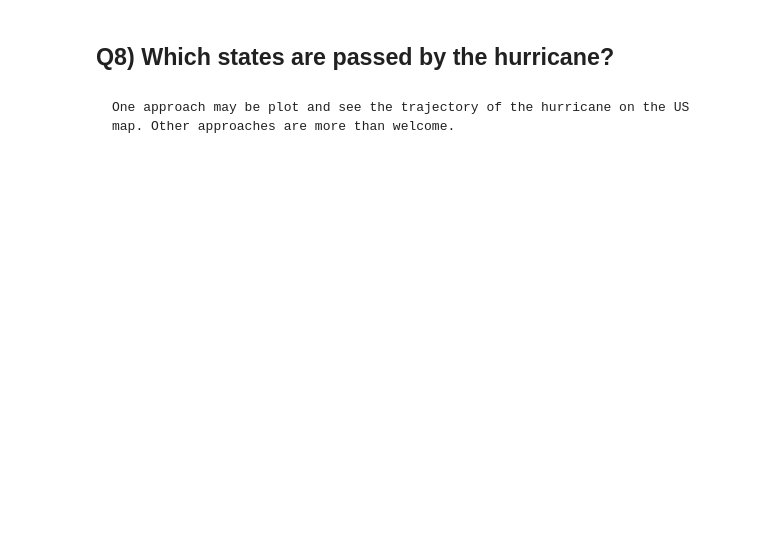
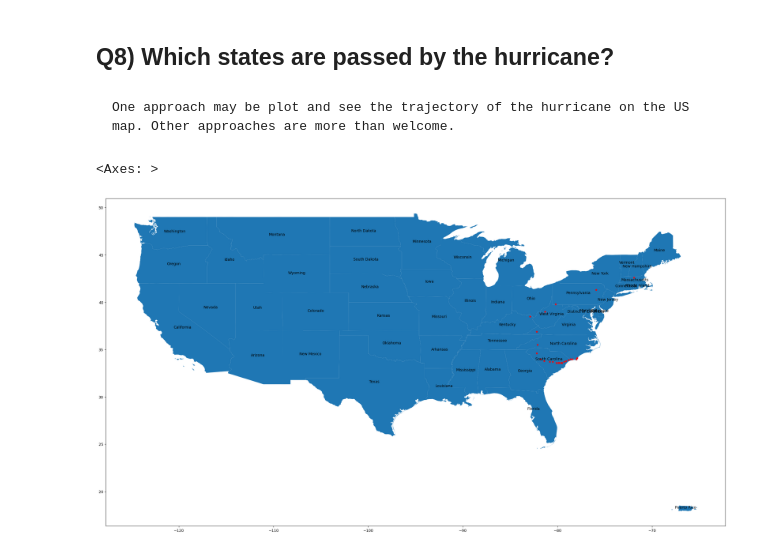
Before and after one commit to lynnbauerm/2025_Intro_Python, a Jupyter notebook: notebook/W3_S2.ipynb, the cells around one changed output. Drawn from its saved outputs; the diff is of its cells as text; code cells hidden in the pictures; blank space fills up the shorter version.

```diff
--- a/notebook/W3_S2.ipynb
+++ b/notebook/W3_S2.ipynb
@@ -152,7 +157,7 @@ KeyError: 'NAME'
 country[country[____].isin([____,____]) == False].____(figsize=(30,20))
 # %%
 # Read in the hurricane florence data, change the longitude, and have a look at the hurricane florence dataframe
-tc_path = data[1]
+tc_path = data[0] #changer de 1 à 0 pour que ça remache
 florence = pd.read_csv(tc_path)
 florence = florence.drop(['AdvisoryNumber', 'Forecaster', 'Received'], axis=1)
 florence['Long'] = 0 - florence['Long']
@@ -212,16 +237,22 @@ One approach may be plot and see the trajectory of the hurricane on the US map.
 # %%
 # Plot the US states without Alaska and Hawaii, then
 # Annotate the US states with their names, then
 # Select the hurricane trajectory points inside the US boundary with the overlay operation, then
 # Plot the hurricane trajectory inside US boundary
 df = country[country['NAME'].isin(['Alaska','Hawaii']) == False]
 
 ax = df.plot(figsize=(30,20))
 #  Annotate the US states with their names
-df.apply(lambda x: ax.annotate(s=x['NAME'], xy=x.geometry.centroid.coords[0], ha='center'), axis=1)
+df.apply(lambda x: ax.annotate(x['NAME'], xy=x.geometry.centroid.coords[0], ha='center'), axis=1)
 
 # Select the hurricane trajectory points inside the US boundary with the overlay operation
 res_intersection = gpd.overlay(gdf_florence, country, how='intersection')
+
+# Plot the hurricane trajectory inside US boundary
+res_intersection.plot(ax=ax, color='red', marker="*", markersize=25)
+# %% [output]
+<Axes: >
+[figure, added]
 # %%
 #@markdown Fill in the blank code. Double-click here to reveal
 # Plot the US states without Alaska and Hawaii
```
Also changed, not shown: parts of 10 cells of this notebook.
